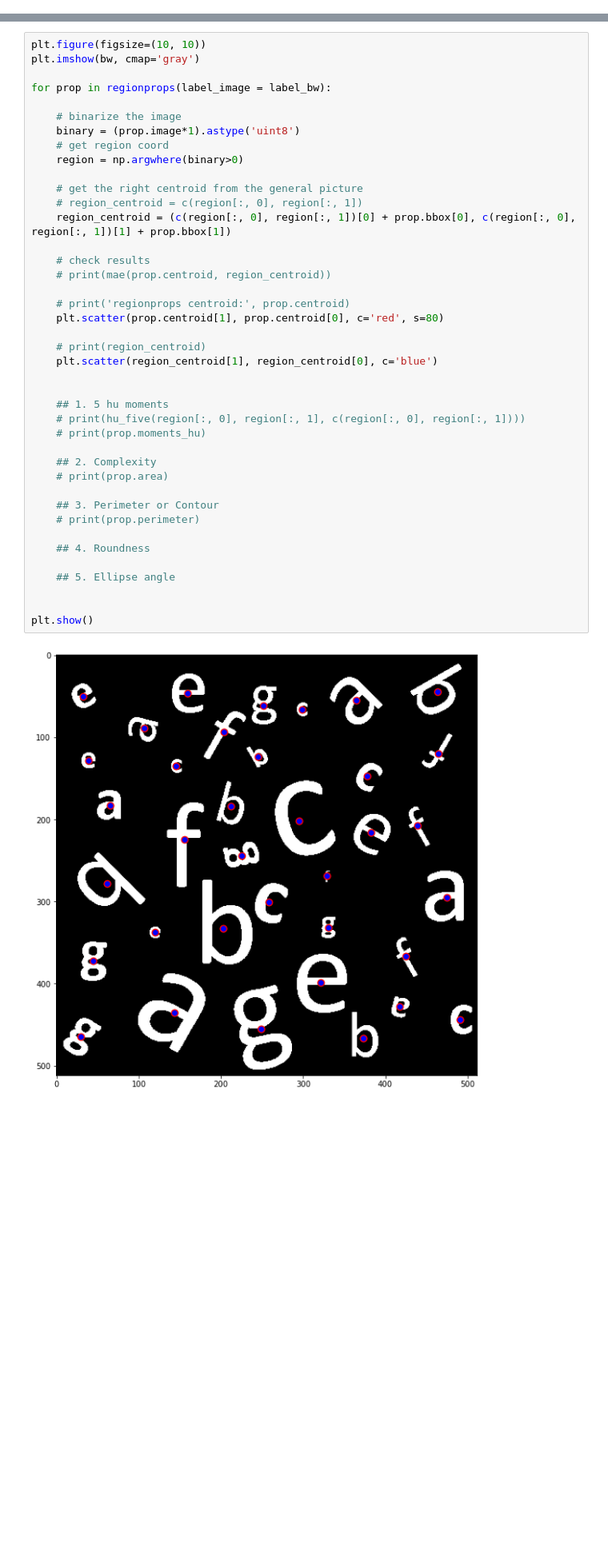
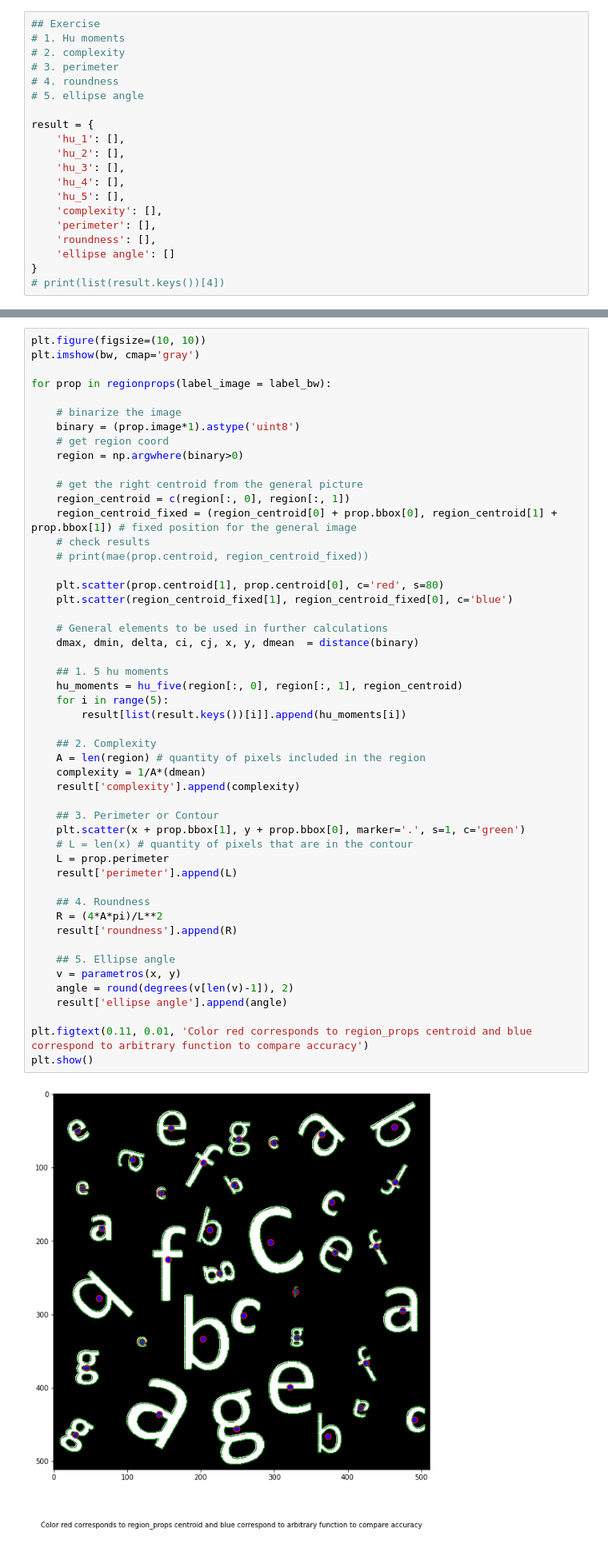
Before and after one commit to Atotem/TICS-585_ImagePatternRecognition, a Jupyter notebook: tarea_01.ipynb, the cells around one changed output, grey strips where cells are left out. Shown at 80% size. Cells and saved outputs as stored; diff of their text form; blank space fills up the shorter version.

Commit message:
Resultado Final

```diff
--- a/tarea_01.ipynb
+++ b/tarea_01.ipynb
@@ -41,6 +44,26 @@ plt.imshow(bw, cmap='gray')
 plt.show()
 # %% [output]
 [figure]
+# %%
+## Exercise
+# 1. Hu moments
+# 2. complexity
+# 3. perimeter
+# 4. roundness
+# 5. ellipse angle
+
+result = {
+    'hu_1': [],
+    'hu_2': [],
+    'hu_3': [],
+    'hu_4': [],
+    'hu_5': [],
+    'complexity': [],
+    'perimeter': [],
+    'roundness': [],
+    'ellipse angle': []
+}
+# print(list(result.keys())[4])
 # %% [markdown]
 ## Funciones
 # %%
@@ -179,43 +330,52 @@ Complexity:  4.74
 # %%
 plt.figure(figsize=(10, 10))
 plt.imshow(bw, cmap='gray')
 
 for prop in regionprops(label_image = label_bw):
 
     # binarize the image
     binary = (prop.image*1).astype('uint8')
     # get region coord
     region = np.argwhere(binary>0)
 
     # get the right centroid from the general picture
-    # region_centroid = c(region[:, 0], region[:, 1])
-    region_centroid = (c(region[:, 0], region[:, 1])[0] + prop.bbox[0], c(region[:, 0], region[:, 1])[1] + prop.bbox[1])
+    region_centroid = c(region[:, 0], region[:, 1])
+    region_centroid_fixed = (region_centroid[0] + prop.bbox[0], region_centroid[1] + prop.bbox[1]) # fixed position for the general image
+    # check results
+    # print(mae(prop.centroid, region_centroid_fixed))
 
-    # check results
-    # print(mae(prop.centroid, region_centroid))
+    plt.scatter(prop.centroid[1], prop.centroid[0], c='red', s=80)
+    plt.scatter(region_centroid_fixed[1], region_centroid_fixed[0], c='blue')
 
-    # print('regionprops centroid:', prop.centroid)
-    plt.scatter(prop.centroid[1], prop.centroid[0], c='red', s=80)
-
-    # print(region_centroid)
-    plt.scatter(region_centroid[1], region_centroid[0], c='blue')
-
+    # General elements to be used in further calculations
+    dmax, dmin, delta, ci, cj, x, y, dmean  = distance(binary)
 
     ## 1. 5 hu moments
-    # print(hu_five(region[:, 0], region[:, 1], c(region[:, 0], region[:, 1])))
-    # print(prop.moments_hu)
+    hu_moments = hu_five(region[:, 0], region[:, 1], region_centroid)
+    for i in range(5):
+        result[list(result.keys())[i]].append(hu_moments[i])
 
     ## 2. Complexity
-    # print(prop.area)
+    A = len(region) # quantity of pixels included in the region
+    complexity = 1/A*(dmean)
+    result['complexity'].append(complexity)
 
     ## 3. Perimeter or Contour
-    # print(prop.perimeter)
+    plt.scatter(x + prop.bbox[1], y + prop.bbox[0], marker='.', s=1, c='green')
+    # L = len(x) # quantity of pixels that are in the contour
+    L = prop.perimeter
+    result['perimeter'].append(L)
 
     ## 4. Roundness
+    R = (4*A*pi)/L**2
+    result['roundness'].append(R)
 
     ## 5. Ellipse angle
+    v = parametros(x, y)
+    angle = round(degrees(v[len(v)-1]), 2)
+    result['ellipse angle'].append(angle)
 
-
+plt.figtext(0.11, 0.01, 'Color red corresponds to region_props centroid and blue correspond to arbitrary function to compare accuracy')
 plt.show()
 # %% [output]
-[figure, old version]
+[figure, new version]
```
Also changed, not shown: parts of 6 cells of this notebook.
